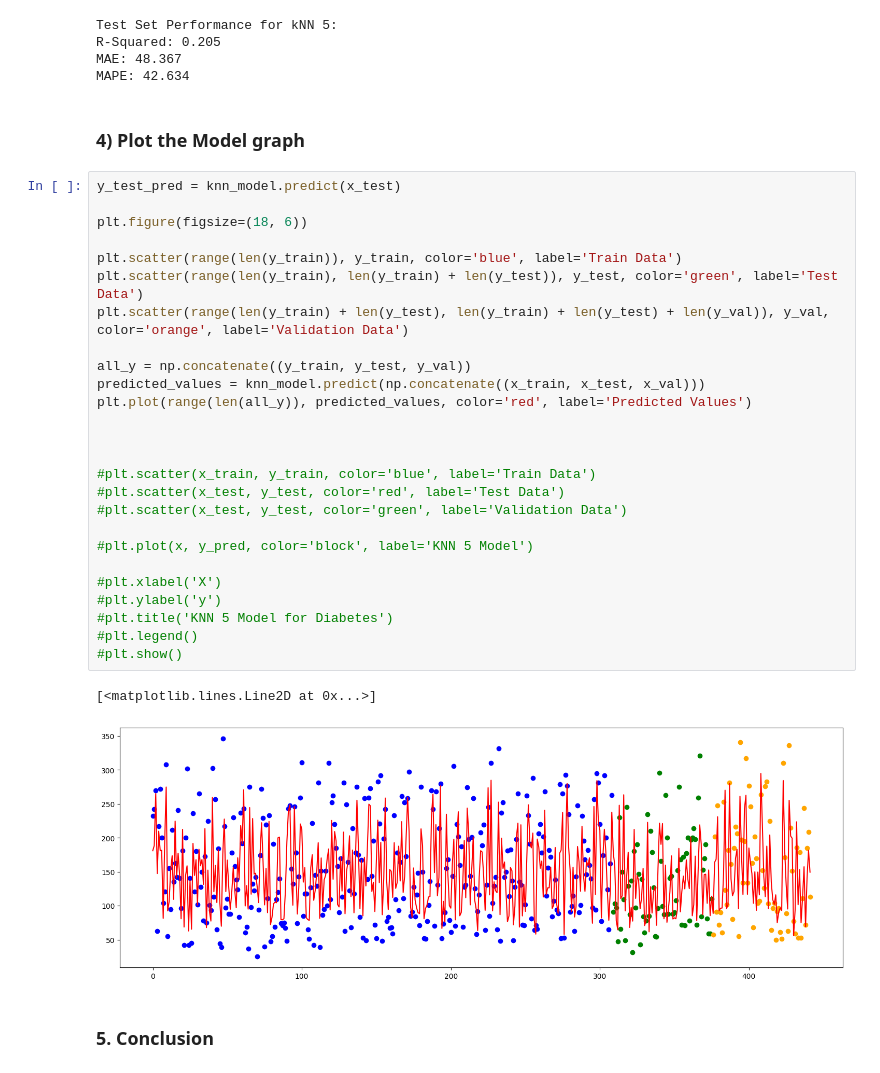
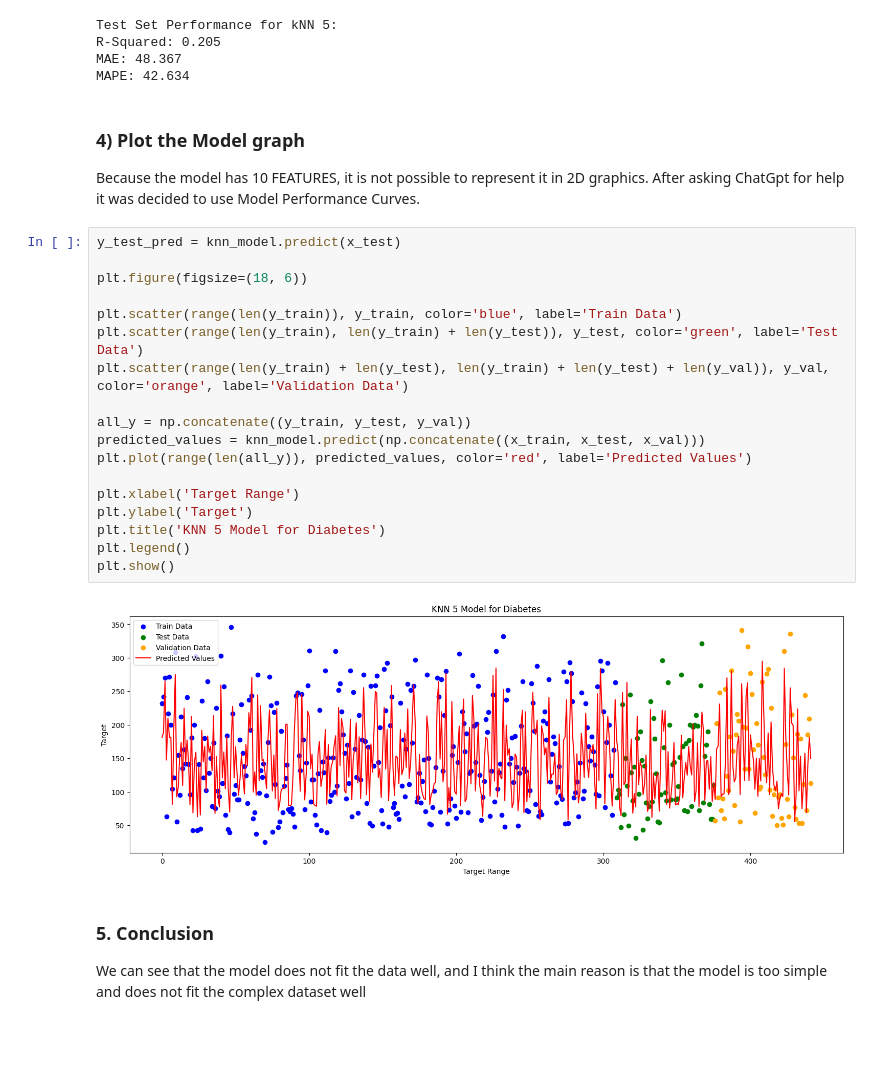
Before and after one commit to onlyxool/CSCN8010-labs, a Jupyter notebook: PracticalLab5.ipynb, the cells around one changed output. Drawn from its saved outputs; the diff is of its cells as text; blank space fills up the shorter version.

```diff
--- a/PracticalLab5.ipynb
+++ b/PracticalLab5.ipynb
@@ -189,36 +181,29 @@ Test Set Performance for kNN 5:
 R-Squared: 0.205
 MAE: 48.367
 MAPE: 42.634
-# %% [markdown]
-### 4) Plot the Model graph
+# %% [markdown]
+### 4) Plot the Model graph
+Because the model has 10 FEATURES, it is not possible to represent it in 2D graphics. After asking ChatGpt for help it was decided to use Model Performance Curves.
 # %%
 y_test_pred = knn_model.predict(x_test)
 
 plt.figure(figsize=(18, 6))
 
 plt.scatter(range(len(y_train)), y_train, color='blue', label='Train Data')
 plt.scatter(range(len(y_train), len(y_train) + len(y_test)), y_test, color='green', label='Test Data')
 plt.scatter(range(len(y_train) + len(y_test), len(y_train) + len(y_test) + len(y_val)), y_val, color='orange', label='Validation Data')
 
 all_y = np.concatenate((y_train, y_test, y_val))
 predicted_values = knn_model.predict(np.concatenate((x_train, x_test, x_val)))
 plt.plot(range(len(all_y)), predicted_values, color='red', label='Predicted Values')
 
-
-
-#plt.scatter(x_train, y_train, color='blue', label='Train Data')
-#plt.scatter(x_test, y_test, color='red', label='Test Data')
-#plt.scatter(x_test, y_test, color='green', label='Validation Data')
-
-#plt.plot(x, y_pred, color='block', label='KNN 5 Model')
-
-#plt.xlabel('X')
-#plt.ylabel('y')
-#plt.title('KNN 5 Model for Diabetes')
-#plt.legend()
-#plt.show()
+plt.xlabel('Target Range')
+plt.ylabel('Target')
+plt.title('KNN 5 Model for Diabetes')
+plt.legend()
+plt.show()
 # %% [output]
-[<matplotlib.lines.Line2D at 0x...>]
-[figure, old version]
+[figure, new version]
-# %% [markdown]
-### 5. Conclusion
+# %% [markdown]
+### 5. Conclusion
+We can see that the model does not fit the data well, and I think the main reason is that the model is too simple and does not fit the complex dataset well
```
Also changed, not shown: parts of 1 cell of this notebook.
